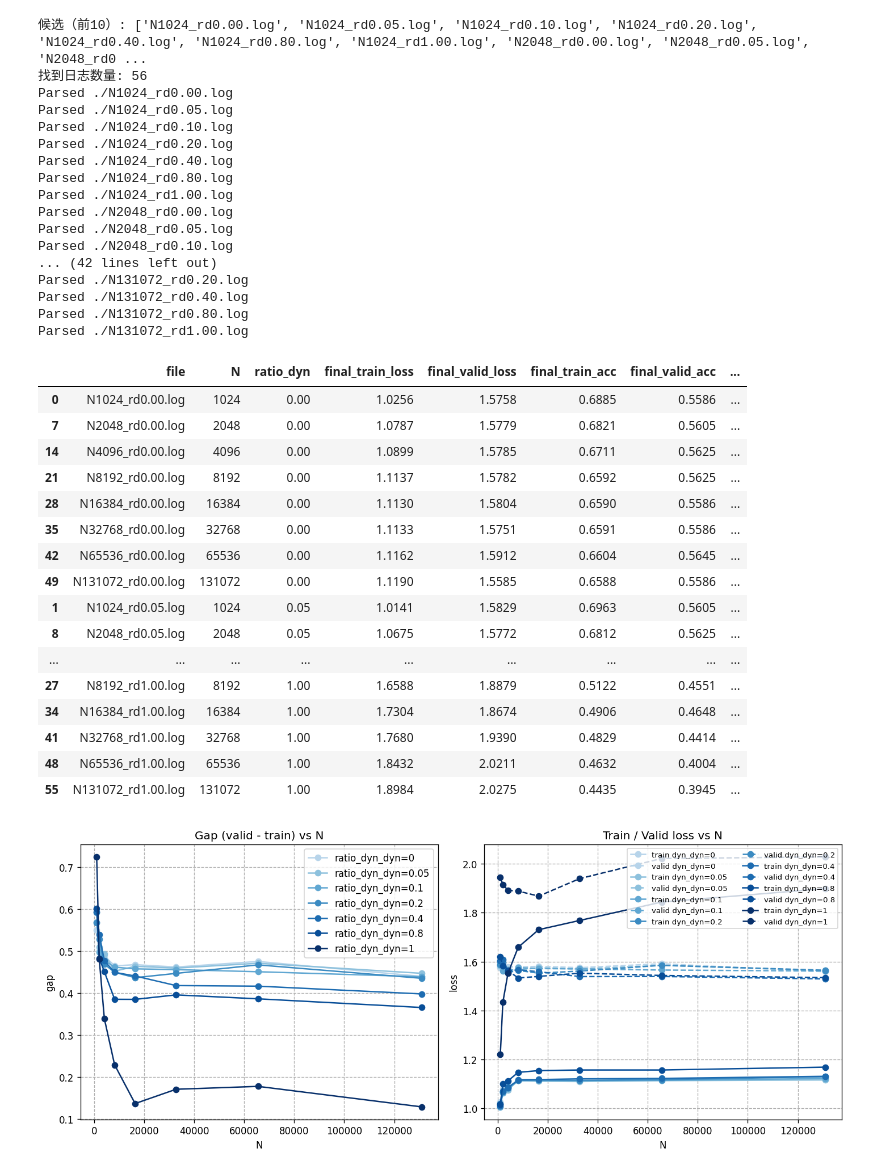
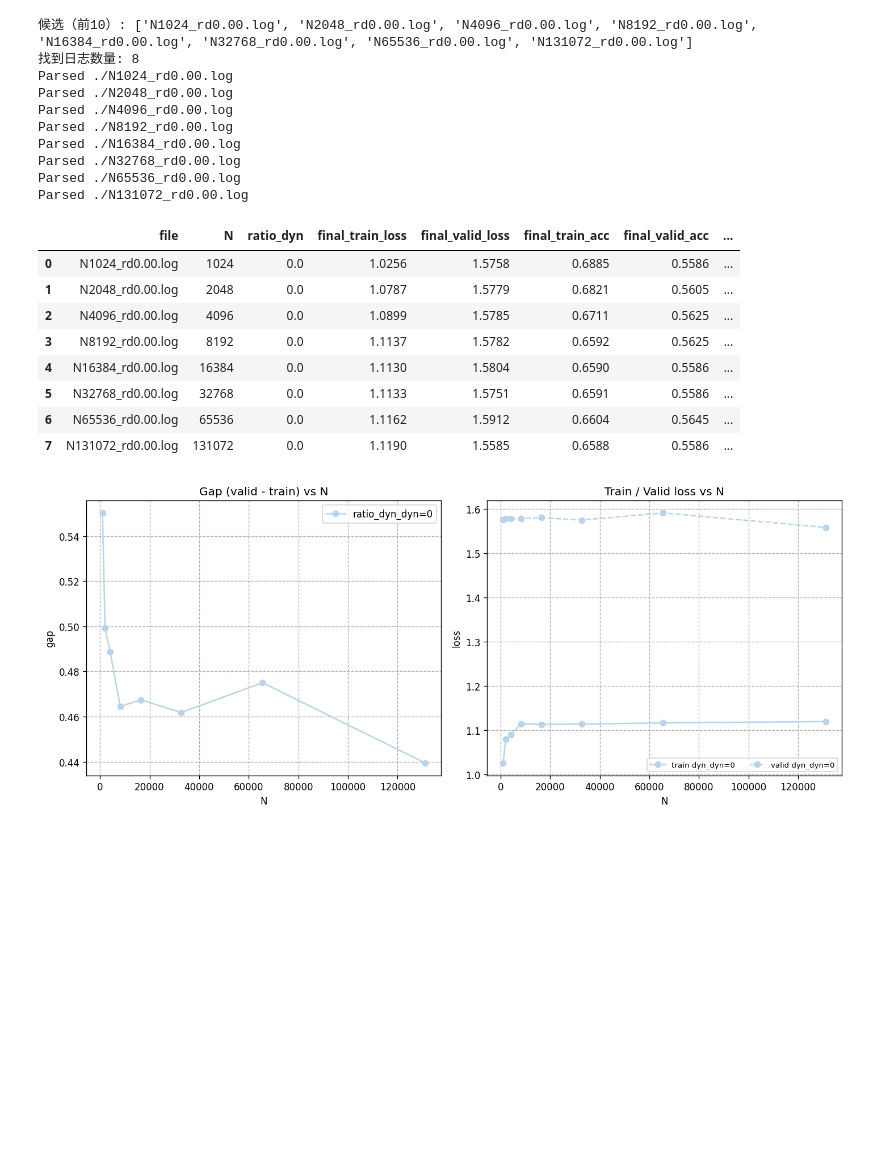
Before and after one commit to YanchengZhou2003/SeLM_v2, a Jupyter notebook: logs/log_final6/analysis.ipynb, the cells around one changed output. Drawn from its saved outputs; the diff is of its cells as text; code cells hidden in the pictures; blank space fills up the shorter version.

```diff
--- a/logs/log_final6/analysis.ipynb
+++ b/logs/log_final6/analysis.ipynb
@@ -168,63 +168,48 @@ def plot_gap_and_losses_by_ratio(df: pd.DataFrame, title_suffix: str = ""):
     plt.tight_layout()
     plt.show()
 
 # =========================
 # Step 6: 示例（按需启用）
 # =========================
 # 日志目录与范围（与你当前生成命令一致）
 log_dir   = "."
 # N 从 1024 开始，按 2 倍到 131072
 N_list    = [1024*(2**k) for k in range(0, 8)]  # 1024, 2048, ..., 131072
 # ratio 按你的字符串格式，确保与文件名完全一致
-ratio_list = ["0.00","0.05","0.10","0.20","0.40","0.80", "1.00"]
+ratio_list = ["0.00"] # ,"0.05","0.10","0.20","0.40","0.80", "1.00"]
 
 candidates = make_log_filenames(N_list, ratio_list)
 print("候选（前10）:", candidates[:10])
 
 filepaths = list_existing_logs(log_dir, candidates)
 print("找到日志数量:", len(filepaths))
 
 runs = parse_multiple_logs(filepaths)
 df_final = build_final_table(runs)
 
 # 汇总表（可选）
 display(df_final)
 
 # 单张图：左 gap=valid-train；右分别的 train/valid（同色：实线/虚线）
 plot_gap_and_losses_by_ratio(df_final, title_suffix="")
 # %% [output]
-候选（前10）: ['N1024_rd0.00.log', 'N1024_rd0.05.log', 'N1024_rd0.10.log', 'N1024_rd0.20.log', 'N1024_rd0.40.log', 'N1024_rd0.80.log', 'N1024_rd1.00.log', 'N2048_rd0.00.log', 'N2048_rd0.05.log', 'N2048_rd0 ...
-找到日志数量: 56
+候选（前10）: ['N1024_rd0.00.log', 'N2048_rd0.00.log', 'N4096_rd0.00.log', 'N8192_rd0.00.log', 'N16384_rd0.00.log', 'N32768_rd0.00.log', 'N65536_rd0.00.log', 'N131072_rd0.00.log']
+找到日志数量: 8
 Parsed ./N1024_rd0.00.log
-Parsed ./N1024_rd0.05.log
-Parsed ./N1024_rd0.10.log
-Parsed ./N1024_rd0.20.log
-Parsed ./N1024_rd0.40.log
-Parsed ./N1024_rd0.80.log
-Parsed ./N1024_rd1.00.log
 Parsed ./N2048_rd0.00.log
-Parsed ./N2048_rd0.05.log
-Parsed ./N2048_rd0.10.log
-... (42 lines left out)
-Parsed ./N131072_rd0.20.log
-Parsed ./N131072_rd0.40.log
-Parsed ./N131072_rd0.80.log
-Parsed ./N131072_rd1.00.log
+Parsed ./N4096_rd0.00.log
+Parsed ./N8192_rd0.00.log
+Parsed ./N16384_rd0.00.log
+Parsed ./N32768_rd0.00.log
+Parsed ./N65536_rd0.00.log
+Parsed ./N131072_rd0.00.log
 |  | file | N | ratio_dyn | final_train_loss | final_valid_loss | final_train_acc | final_valid_acc | ... |
-| 0 | N1024_rd0.00.log | 1024 | 0.00 | 1.0256 | 1.5758 | 0.6885 | 0.5586 | ... |
-| 7 | N2048_rd0.00.log | 2048 | 0.00 | 1.0787 | 1.5779 | 0.6821 | 0.5605 | ... |
-| 14 | N4096_rd0.00.log | 4096 | 0.00 | 1.0899 | 1.5785 | 0.6711 | 0.5625 | ... |
-| 21 | N8192_rd0.00.log | 8192 | 0.00 | 1.1137 | 1.5782 | 0.6592 | 0.5625 | ... |
-| 28 | N16384_rd0.00.log | 16384 | 0.00 | 1.1130 | 1.5804 | 0.6590 | 0.5586 | ... |
-| 35 | N32768_rd0.00.log | 32768 | 0.00 | 1.1133 | 1.5751 | 0.6591 | 0.5586 | ... |
-| 42 | N65536_rd0.00.log | 65536 | 0.00 | 1.1162 | 1.5912 | 0.6604 | 0.5645 | ... |
-| 49 | N131072_rd0.00.log | 131072 | 0.00 | 1.1190 | 1.5585 | 0.6588 | 0.5586 | ... |
-| 1 | N1024_rd0.05.log | 1024 | 0.05 | 1.0141 | 1.5829 | 0.6963 | 0.5605 | ... |
-| 8 | N2048_rd0.05.log | 2048 | 0.05 | 1.0675 | 1.5772 | 0.6812 | 0.5625 | ... |
-| ... | ... | ... | ... | ... | ... | ... | ... | ... |
-| 27 | N8192_rd1.00.log | 8192 | 1.00 | 1.6588 | 1.8879 | 0.5122 | 0.4551 | ... |
-| 34 | N16384_rd1.00.log | 16384 | 1.00 | 1.7304 | 1.8674 | 0.4906 | 0.4648 | ... |
-| 41 | N32768_rd1.00.log | 32768 | 1.00 | 1.7680 | 1.9390 | 0.4829 | 0.4414 | ... |
-| 48 | N65536_rd1.00.log | 65536 | 1.00 | 1.8432 | 2.0211 | 0.4632 | 0.4004 | ... |
-| 55 | N131072_rd1.00.log | 131072 | 1.00 | 1.8984 | 2.0275 | 0.4435 | 0.3945 | ... |
+| 0 | N1024_rd0.00.log | 1024 | 0.0 | 1.0256 | 1.5758 | 0.6885 | 0.5586 | ... |
+| 1 | N2048_rd0.00.log | 2048 | 0.0 | 1.0787 | 1.5779 | 0.6821 | 0.5605 | ... |
+| 2 | N4096_rd0.00.log | 4096 | 0.0 | 1.0899 | 1.5785 | 0.6711 | 0.5625 | ... |
+| 3 | N8192_rd0.00.log | 8192 | 0.0 | 1.1137 | 1.5782 | 0.6592 | 0.5625 | ... |
+| 4 | N16384_rd0.00.log | 16384 | 0.0 | 1.1130 | 1.5804 | 0.6590 | 0.5586 | ... |
+| 5 | N32768_rd0.00.log | 32768 | 0.0 | 1.1133 | 1.5751 | 0.6591 | 0.5586 | ... |
+| 6 | N65536_rd0.00.log | 65536 | 0.0 | 1.1162 | 1.5912 | 0.6604 | 0.5645 | ... |
+| 7 | N131072_rd0.00.log | 131072 | 0.0 | 1.1190 | 1.5585 | 0.6588 | 0.5586 | ... |
-[figure, old version]
+[figure, new version]
```
Also changed, not shown: 7 other files.
